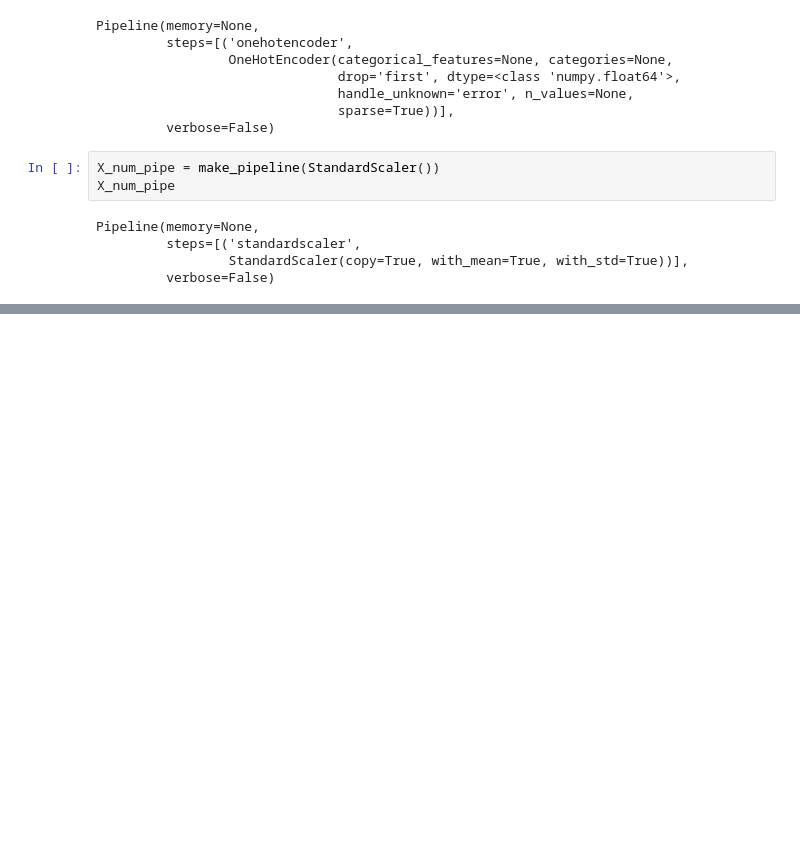
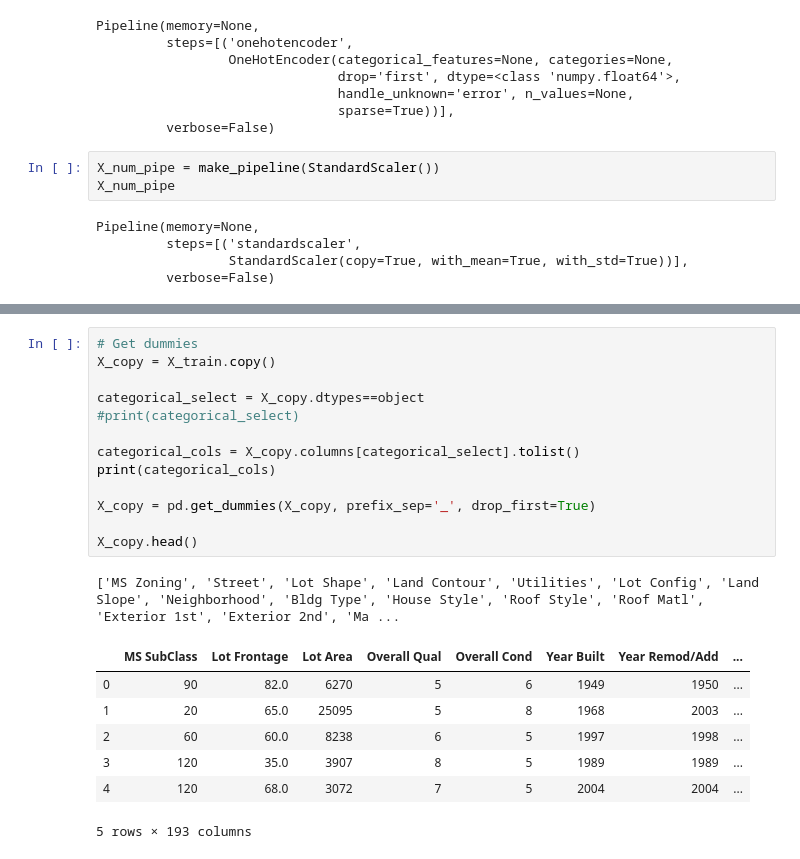
Before and after one commit to kolibrie-eric/JADS, a Jupyter notebook: Ames housing/ames-housing.ipynb, the cells around one changed output, grey strips where cells are left out. Drawn from its saved outputs; the diff is of its cells as text; blank space fills up the shorter version.

Commit message:
Added first try to create dummy variables

```diff
--- a/Ames housing/ames-housing.ipynb
+++ b/Ames housing/ames-housing.ipynb
@@ -665,0 +683,22 @@ Pipeline(memory=None,
+# %%
+# Get dummies
+X_copy = X_train.copy()
+
+categorical_select = X_copy.dtypes==object
+#print(categorical_select)
+
+categorical_cols = X_copy.columns[categorical_select].tolist()
+print(categorical_cols)
+
+X_copy = pd.get_dummies(X_copy, prefix_sep='_', drop_first=True)
+
+X_copy.head()
+# %% [output]
+['MS Zoning', 'Street', 'Lot Shape', 'Land Contour', 'Utilities', 'Lot Config', 'Land Slope', 'Neighborhood', 'Bldg Type', 'House Style', 'Roof Style', 'Roof Matl', 'Exterior 1st', 'Exterior 2nd', 'Ma ...
+|  | MS SubClass | Lot Frontage | Lot Area | Overall Qual | Overall Cond | Year Built | Year Remod/Add | ... |
+| 0 | 90 | 82.0 | 6270 | 5 | 6 | 1949 | 1950 | ... |
+| 1 | 20 | 65.0 | 25095 | 5 | 8 | 1968 | 2003 | ... |
+| 2 | 60 | 60.0 | 8238 | 6 | 5 | 1997 | 1998 | ... |
+| 3 | 120 | 35.0 | 3907 | 8 | 5 | 1989 | 1989 | ... |
+| 4 | 120 | 68.0 | 3072 | 7 | 5 | 2004 | 2004 | ... |
+5 rows × 193 columns
```
Also changed, not shown: parts of 13 cells of this notebook.
